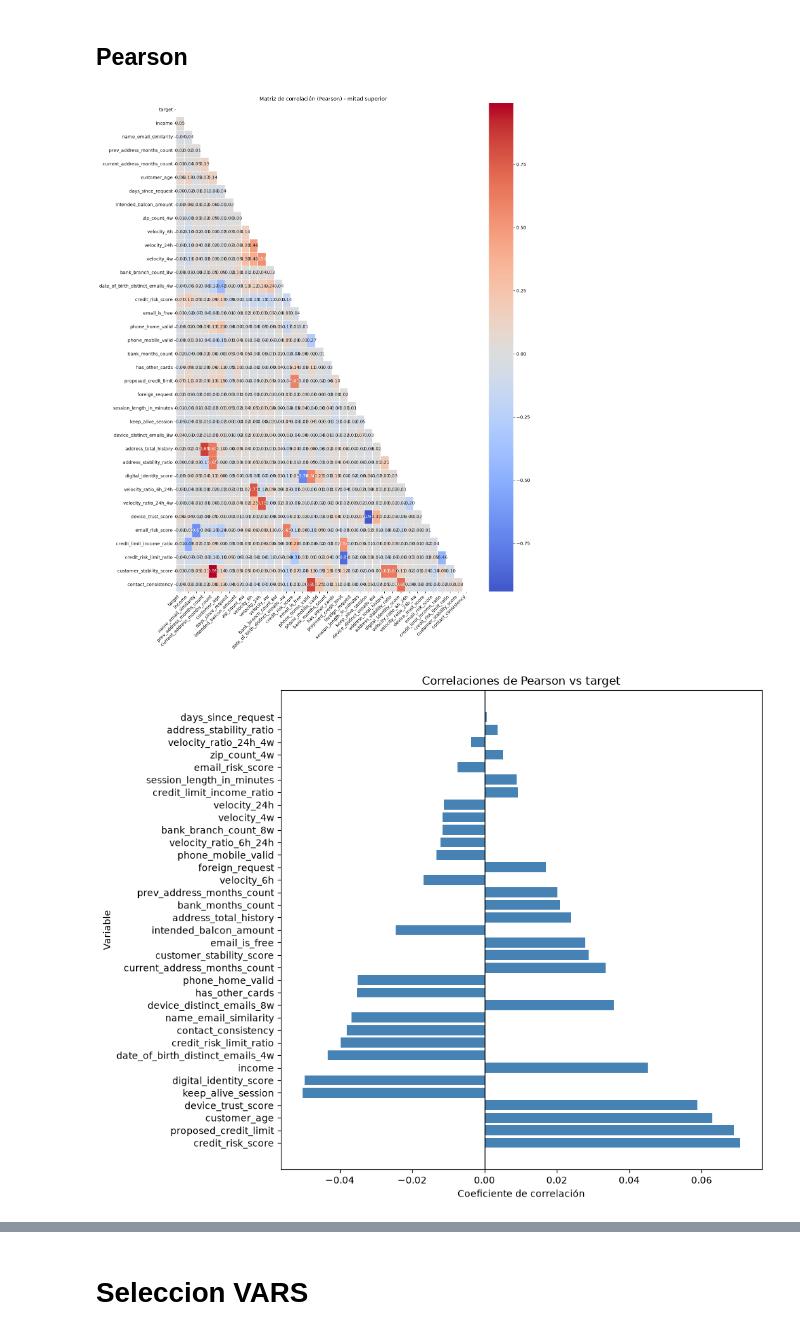
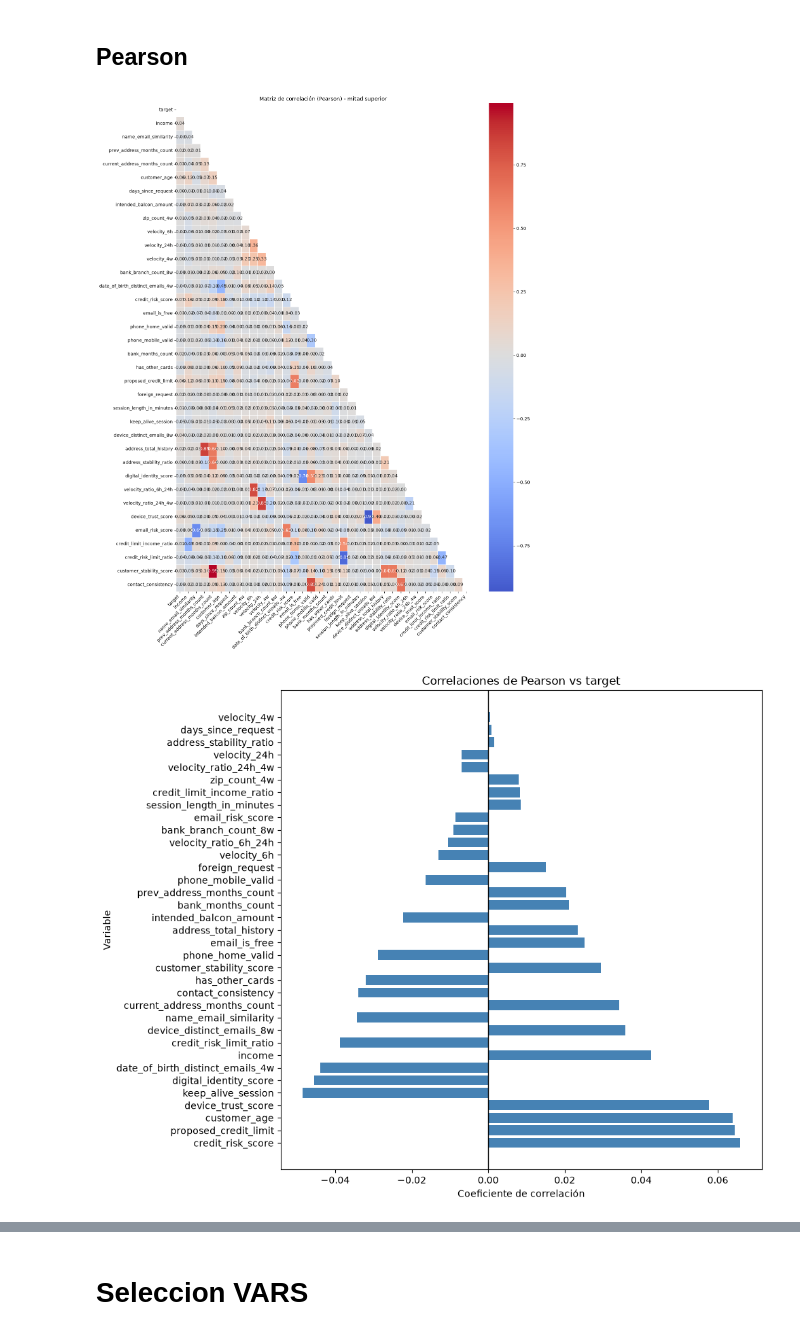
Before and after one commit to Renzuki123/breit-fraud-detection-globalbank, a Jupyter notebook: notebooks/04_feature_engineering.ipynb, the cells around one changed output, grey strips where cells are left out. Saved outputs shown, nothing was run; the diff lists cells and outputs as text; code cells hidden in the pictures.

```diff
--- a/notebooks/04_feature_engineering.ipynb
+++ b/notebooks/04_feature_engineering.ipynb
@@ -825,7 +988,7 @@ df_data.head()
 ## Pearson
 # %%
 # Matriz de correlación de Pearson con el target incluido y mostrando solo la mitad superior
-numeric_df = df_data.select_dtypes(include=['number'])
+numeric_df = train_data.select_dtypes(include=['number'])
 
 if 'target' in numeric_df.columns:
     corr_matrix = numeric_df.corr(method='pearson')
@@ -849,27 +1012,27 @@ if 'target' in numeric_df.columns:
 else:
     print('No se encontró la columna target en el DataFrame.')
 # %% [output]
-[figure, old version]
+[figure, new version]
 # %%
 # Correlaciones de Pearson entre variables numéricas y el target
-numeric_df = df_data.select_dtypes(include=['number'])
+numeric_df = train_data.select_dtypes(include=['number'])
 
 if 'target' in numeric_df.columns:
     features = [col for col in numeric_df.columns if col != 'target']
     correlations = pd.DataFrame(
         {'correlacion': [numeric_df[col].corr(numeric_df['target'], method='pearson') for col in features]},
         index=features
     ).sort_values('correlacion', key=lambda x: x.abs(), ascending=False)
 
     plt.figure(figsize=(10, 8))
     plt.barh(correlations.index, correlations['correlacion'], color='steelblue')
     plt.axvline(0, color='black', linewidth=1)
     plt.title('Correlaciones de Pearson vs target')
     plt.xlabel('Coeficiente de correlación')
     plt.ylabel('Variable')
     plt.tight_layout()
     plt.show()
 else:
     print('No se encontró la columna target en el DataFrame.')
 # %% [output]
-[figure, old version]
+[figure, new version]
```
Also changed, not shown: parts of 117 cells of this notebook, 8 other files.
